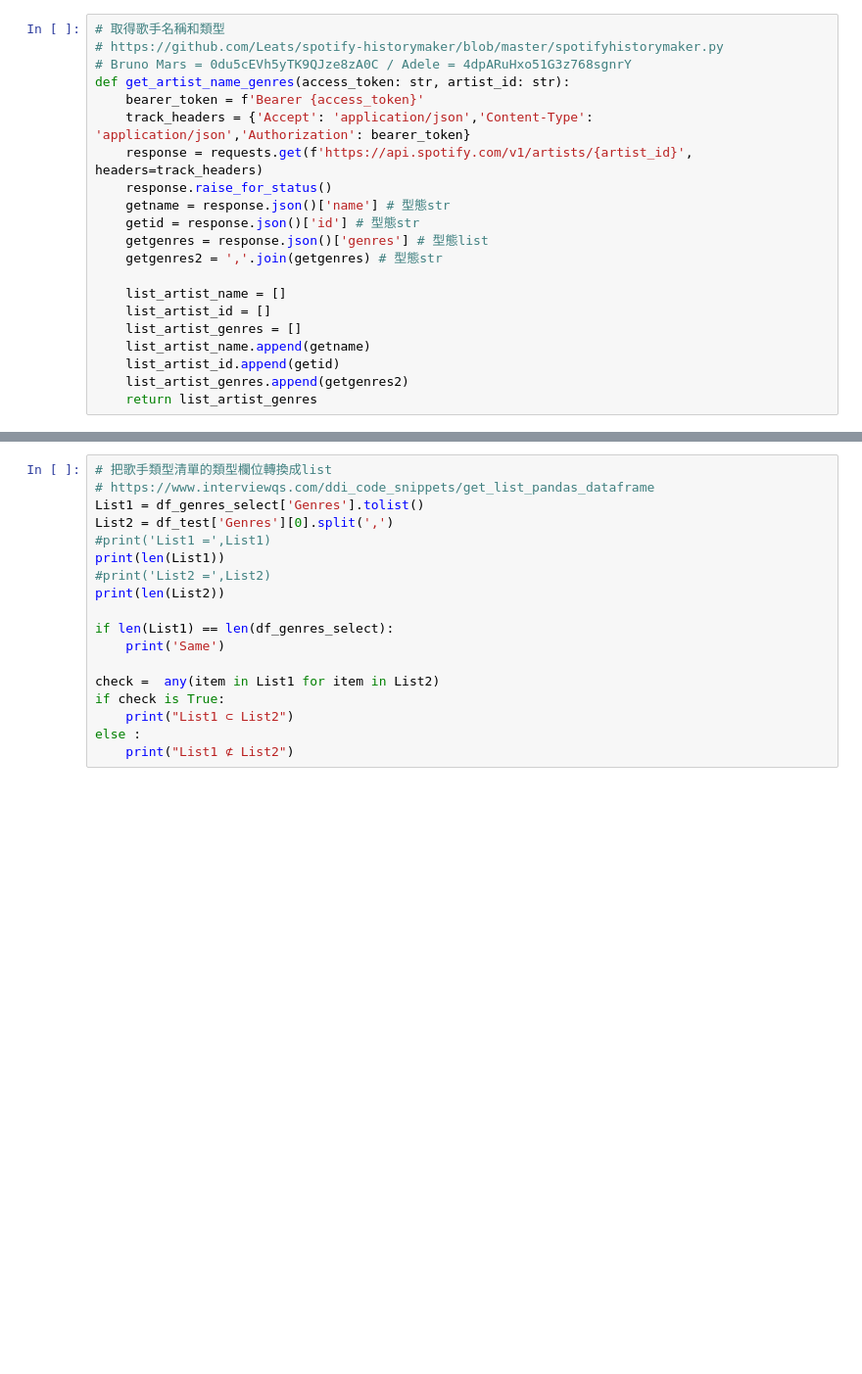
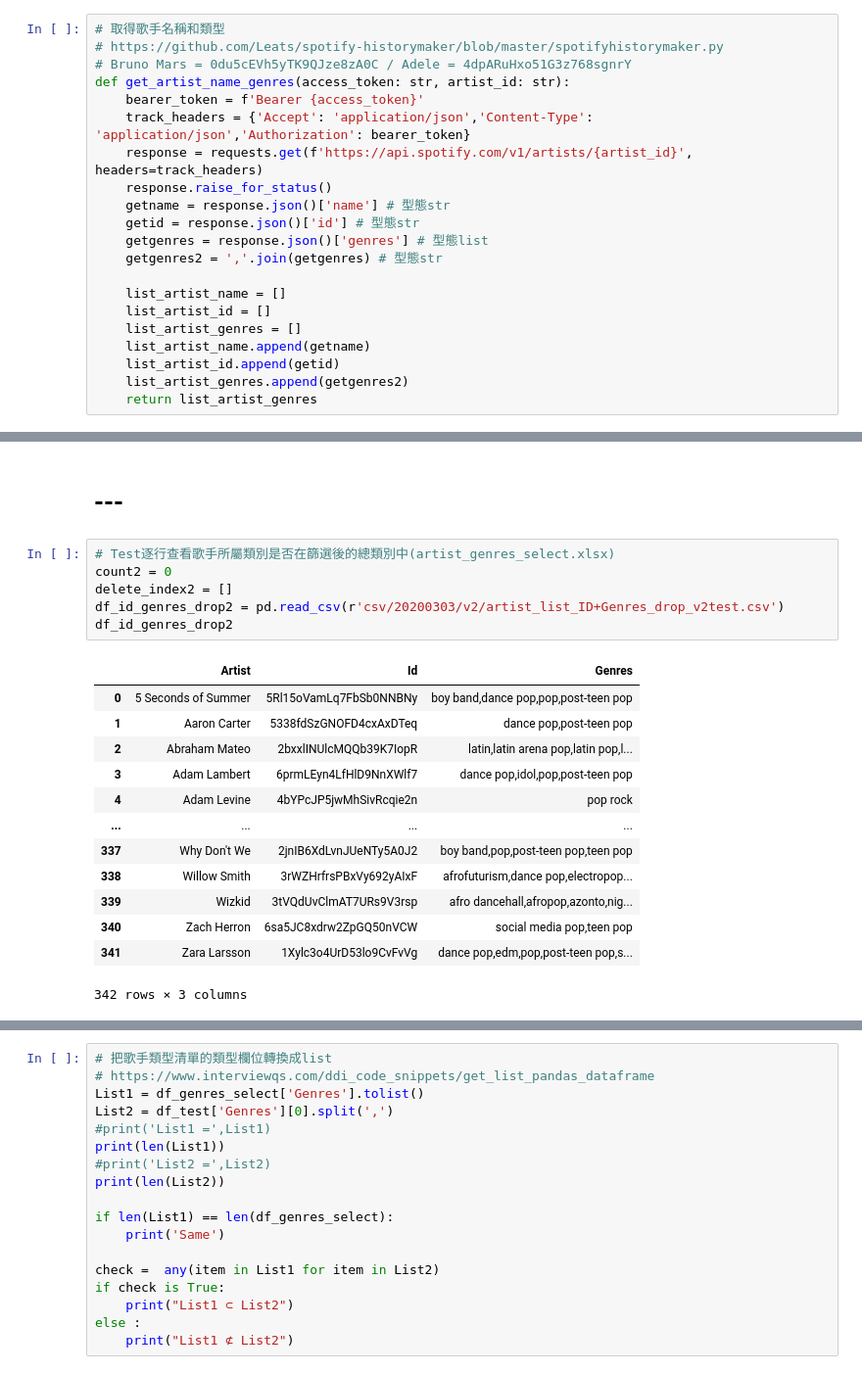
Before and after one commit to jennychiou/7-Experiment, a Jupyter notebook: SpotifyAPI/20200303getArtistID+Genres.ipynb, the cells around one changed output, grey strips where cells are left out. Shown at 98% size. Saved outputs shown, nothing was run; the diff lists cells and outputs as text; blank space fills up the shorter version.

```diff
--- a/SpotifyAPI/20200303getArtistID+Genres.ipynb
+++ b/SpotifyAPI/20200303getArtistID+Genres.ipynb
@@ -249,0 +253,22 @@ Delete Index: [4, 5, 8, 9, 12, 13, 22, 37, 54, 55, 61, 67, 100, 104, 105, 112, 1
+# %% [markdown]
+# ---
+# %%
+# Test逐行查看歌手所屬類別是否在篩選後的總類別中(artist_genres_select.xlsx)
+count2 = 0
+delete_index2 = []
+df_id_genres_drop2 = pd.read_csv(r'csv/20200303/v2/artist_list_ID+Genres_drop_v2test.csv')
+df_id_genres_drop2
+# %% [output]
+|  | Artist | Id | Genres |
+| 0 | 5 Seconds of Summer | 5Rl15oVamLq7FbSb0NNBNy | boy band,dance pop,pop,post-teen pop |
+| 1 | Aaron Carter | 5338fdSzGNOFD4cxAxDTeq | dance pop,post-teen pop |
+| 2 | Abraham Mateo | 2bxxlINUlcMQQb39K7IopR | latin,latin arena pop,latin pop,l... |
+| 3 | Adam Lambert | 6prmLEyn4LfHlD9NnXWlf7 | dance pop,idol,pop,post-teen pop |
+| 4 | Adam Levine | 4bYPcJP5jwMhSivRcqie2n | pop rock |
+| ... | ... | ... | ... |
+| 337 | Why Don't We | 2jnIB6XdLvnJUeNTy5A0J2 | boy band,pop,post-teen pop,teen pop |
+| 338 | Willow Smith | 3rWZHrfrsPBxVy692yAIxF | afrofuturism,dance pop,electropop... |
+| 339 | Wizkid | 3tVQdUvClmAT7URs9V3rsp | afro dancehall,afropop,azonto,nig... |
+| 340 | Zach Herron | 6sa5JC8xdrw2ZpGQ50nVCW | social media pop,teen pop |
+| 341 | Zara Larsson | 1Xylc3o4UrD53lo9CvFvVg | dance pop,edm,pop,post-teen pop,s... |
+342 rows × 3 columns
```
Also changed, not shown: parts of 12 cells of this notebook, 15 other files.
